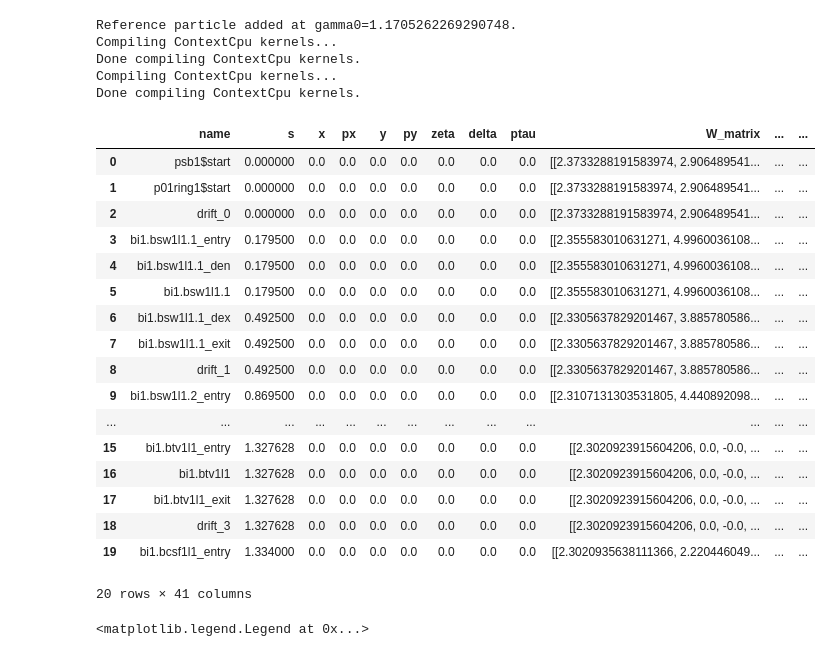
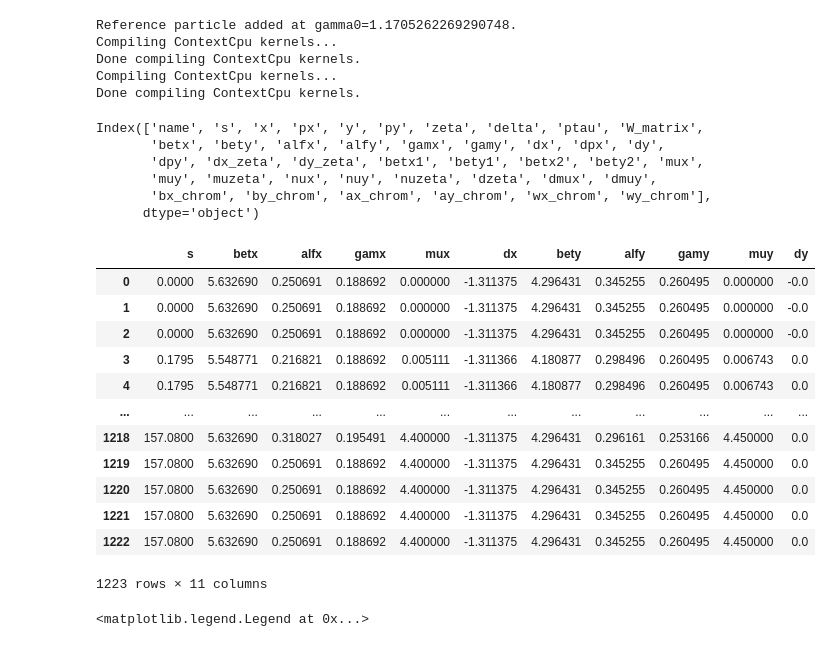
Before and after one commit to tprebiba/accelerators-teaching, a Jupyter notebook: 01_AUTH-2024_Accelerator_Physics/05_PSB_Xsuite_tracking_SOLUTIONS.ipynb, the cells around one changed output. Cells and saved outputs as stored; diff of their text form; code cells hidden in the pictures.

```diff
--- a/01_AUTH-2024_Accelerator_Physics/05_PSB_Xsuite_tracking_SOLUTIONS.ipynb
+++ b/01_AUTH-2024_Accelerator_Physics/05_PSB_Xsuite_tracking_SOLUTIONS.ipynb
@@ -117,28 +117,32 @@ Compiling ContextCpu kernels...
 Done compiling ContextCpu kernels.
 Compiling ContextCpu kernels...
 Done compiling ContextCpu kernels.
+# %%
+twiss_df.columns
+# %% [output]
+Index(['name', 's', 'x', 'px', 'y', 'py', 'zeta', 'delta', 'ptau', 'W_matrix',
+       'betx', 'bety', 'alfx', 'alfy', 'gamx', 'gamy', 'dx', 'dpx', 'dy',
+       'dpy', 'dx_zeta', 'dy_zeta', 'betx1', 'bety1', 'betx2', 'bety2', 'mux',
+       'muy', 'muzeta', 'nux', 'nuy', 'nuzeta', 'dzeta', 'dmux', 'dmuy',
+       'bx_chrom', 'by_chrom', 'ax_chrom', 'ay_chrom', 'wx_chrom', 'wy_chrom'],
+      dtype='object')
 # %%
 # This is the twiss table
-twiss_df[0:20]
+twiss_df[['s', 'betx', 'alfx', 'gamx', 'mux', 'dx', 'bety', 'alfy', 'gamy', 'muy', 'dy']]
 # %% [output]
-|  | name | s | x | px | y | py | zeta | delta | ptau | W_matrix | ... | ... |
-| 0 | psb1$start | 0.000000 | 0.0 | 0.0 | 0.0 | 0.0 | 0.0 | 0.0 | 0.0 | [[2.3733288191583974, 2.906489541... | ... | ... |
-| 1 | p01ring1$start | 0.000000 | 0.0 | 0.0 | 0.0 | 0.0 | 0.0 | 0.0 | 0.0 | [[2.3733288191583974, 2.906489541... | ... | ... |
-| 2 | drift_0 | 0.000000 | 0.0 | 0.0 | 0.0 | 0.0 | 0.0 | 0.0 | 0.0 | [[2.3733288191583974, 2.906489541... | ... | ... |
-| 3 | bi1.bsw1l1.1_entry | 0.179500 | 0.0 | 0.0 | 0.0 | 0.0 | 0.0 | 0.0 | 0.0 | [[2.355583010631271, 4.9960036108... | ... | ... |
-| 4 | bi1.bsw1l1.1_den | 0.179500 | 0.0 | 0.0 | 0.0 | 0.0 | 0.0 | 0.0 | 0.0 | [[2.355583010631271, 4.9960036108... | ... | ... |
-| 5 | bi1.bsw1l1.1 | 0.179500 | 0.0 | 0.0 | 0.0 | 0.0 | 0.0 | 0.0 | 0.0 | [[2.355583010631271, 4.9960036108... | ... | ... |
-| 6 | bi1.bsw1l1.1_dex | 0.492500 | 0.0 | 0.0 | 0.0 | 0.0 | 0.0 | 0.0 | 0.0 | [[2.3305637829201467, 3.885780586... | ... | ... |
-| 7 | bi1.bsw1l1.1_exit | 0.492500 | 0.0 | 0.0 | 0.0 | 0.0 | 0.0 | 0.0 | 0.0 | [[2.3305637829201467, 3.885780586... | ... | ... |
-| 8 | drift_1 | 0.492500 | 0.0 | 0.0 | 0.0 | 0.0 | 0.0 | 0.0 | 0.0 | [[2.3305637829201467, 3.885780586... | ... | ... |
-| 9 | bi1.bsw1l1.2_entry | 0.869500 | 0.0 | 0.0 | 0.0 | 0.0 | 0.0 | 0.0 | 0.0 | [[2.3107131303531805, 4.440892098... | ... | ... |
-| ... | ... | ... | ... | ... | ... | ... | ... | ... | ... | ... | ... | ... |
-| 15 | bi1.btv1l1_entry | 1.327628 | 0.0 | 0.0 | 0.0 | 0.0 | 0.0 | 0.0 | 0.0 | [[2.3020923915604206, 0.0, -0.0, ... | ... | ... |
-| 16 | bi1.btv1l1 | 1.327628 | 0.0 | 0.0 | 0.0 | 0.0 | 0.0 | 0.0 | 0.0 | [[2.3020923915604206, 0.0, -0.0, ... | ... | ... |
-| 17 | bi1.btv1l1_exit | 1.327628 | 0.0 | 0.0 | 0.0 | 0.0 | 0.0 | 0.0 | 0.0 | [[2.3020923915604206, 0.0, -0.0, ... | ... | ... |
-| 18 | drift_3 | 1.327628 | 0.0 | 0.0 | 0.0 | 0.0 | 0.0 | 0.0 | 0.0 | [[2.3020923915604206, 0.0, -0.0, ... | ... | ... |
-| 19 | bi1.bcsf1l1_entry | 1.334000 | 0.0 | 0.0 | 0.0 | 0.0 | 0.0 | 0.0 | 0.0 | [[2.3020935638111366, 2.220446049... | ... | ... |
+|  | s | betx | alfx | gamx | mux | dx | bety | alfy | gamy | muy | dy |
+| 0 | 0.0000 | 5.632690 | 0.250691 | 0.188692 | 0.000000 | -1.311375 | 4.296431 | 0.345255 | 0.260495 | 0.000000 | -0.0 |
+| 1 | 0.0000 | 5.632690 | 0.250691 | 0.188692 | 0.000000 | -1.311375 | 4.296431 | 0.345255 | 0.260495 | 0.000000 | -0.0 |
+| 2 | 0.0000 | 5.632690 | 0.250691 | 0.188692 | 0.000000 | -1.311375 | 4.296431 | 0.345255 | 0.260495 | 0.000000 | -0.0 |
+| 3 | 0.1795 | 5.548771 | 0.216821 | 0.188692 | 0.005111 | -1.311366 | 4.180877 | 0.298496 | 0.260495 | 0.006743 | 0.0 |
+| 4 | 0.1795 | 5.548771 | 0.216821 | 0.188692 | 0.005111 | -1.311366 | 4.180877 | 0.298496 | 0.260495 | 0.006743 | 0.0 |
+| ... | ... | ... | ... | ... | ... | ... | ... | ... | ... | ... | ... |
+| 1218 | 157.0800 | 5.632690 | 0.318027 | 0.195491 | 4.400000 | -1.311375 | 4.296431 | 0.296161 | 0.253166 | 4.450000 | 0.0 |
+| 1219 | 157.0800 | 5.632690 | 0.250691 | 0.188692 | 4.400000 | -1.311375 | 4.296431 | 0.345255 | 0.260495 | 4.450000 | 0.0 |
+| 1220 | 157.0800 | 5.632690 | 0.250691 | 0.188692 | 4.400000 | -1.311375 | 4.296431 | 0.345255 | 0.260495 | 4.450000 | 0.0 |
+| 1221 | 157.0800 | 5.632690 | 0.250691 | 0.188692 | 4.400000 | -1.311375 | 4.296431 | 0.345255 | 0.260495 | 4.450000 | 0.0 |
+| 1222 | 157.0800 | 5.632690 | 0.250691 | 0.188692 | 4.400000 | -1.311375 | 4.296431 | 0.345255 | 0.260495 | 4.450000 | 0.0 |
-20 rows × 41 columns
+1223 rows × 11 columns
 # %%
 plt.figure(figsize=(15,5))
 plt.plot(twiss_df['s'], twiss_df['betx'], label=r'$\beta_x$ [m]', c='blue')
```
Also changed, not shown: parts of 33 cells of this notebook, 1 other file.
